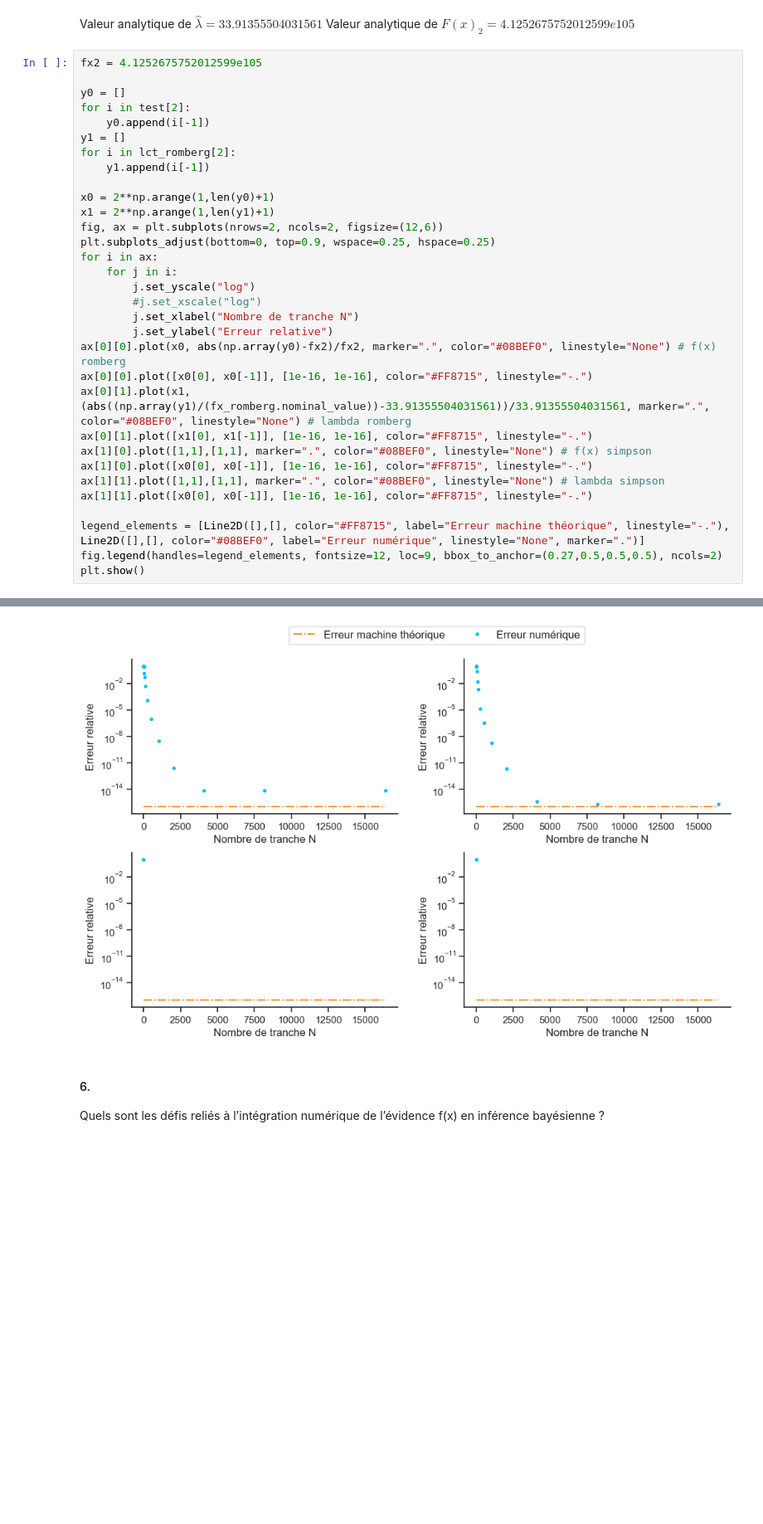
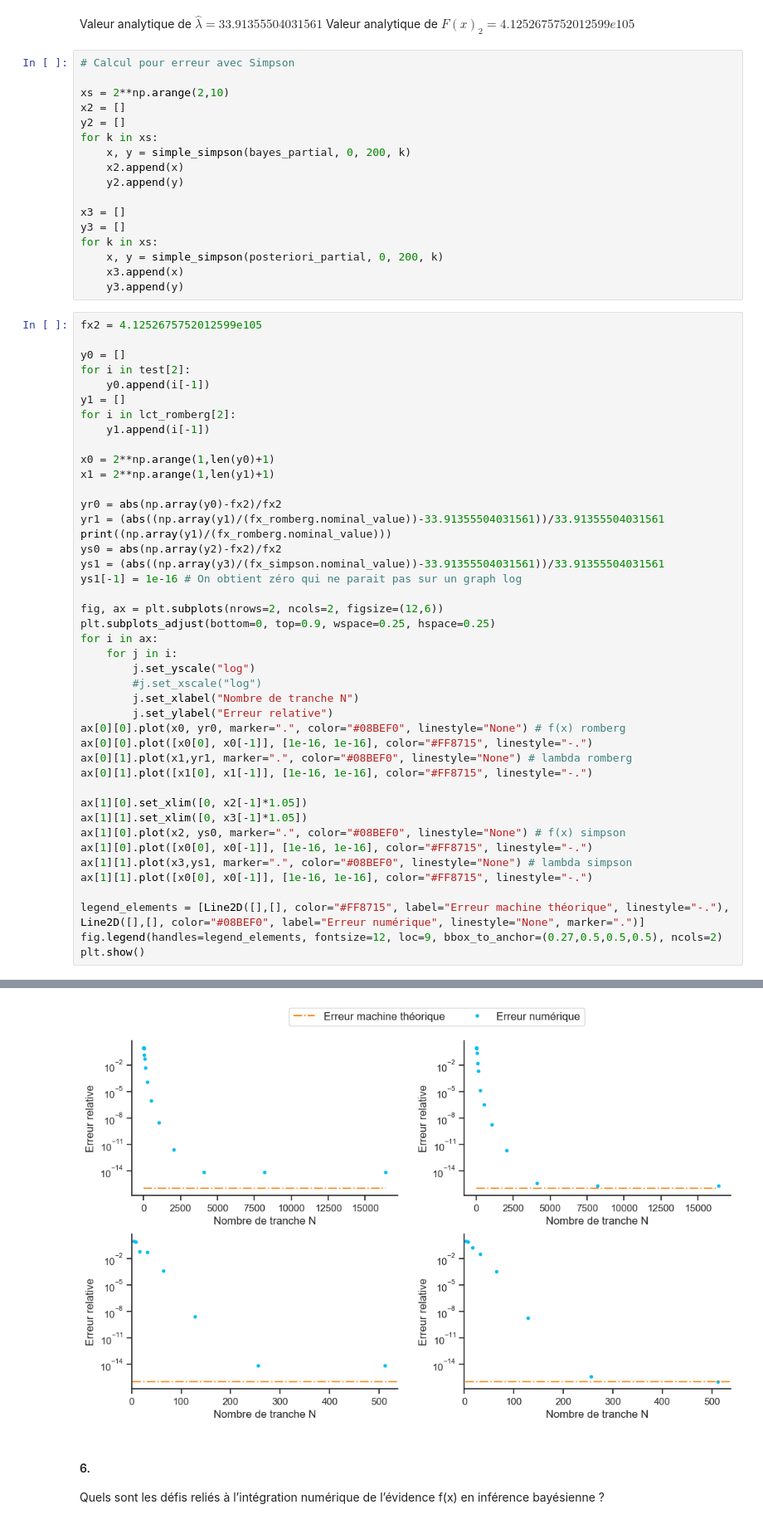
Before and after one commit to BETRU21/PhysNum, a Jupyter notebook: TP1_PhilippeTruchon_SamuelFortin_BenjaminTrudel.ipynb, the cells around one changed output, grey strips where cells are left out. Shown at 83% size. Drawn from its saved outputs; the diff is of its cells as text; blank space fills up the shorter version.

Commit message:
début q5 simpson

```diff
--- a/TP1_PhilippeTruchon_SamuelFortin_BenjaminTrudel.ipynb
+++ b/TP1_PhilippeTruchon_SamuelFortin_BenjaminTrudel.ipynb
@@ -332,6 +343,23 @@ choix.
 # %% [markdown]
 Valeur analytique de $\hat{\lambda} = 33.91355504031561$
 Valeur analytique de $F(x)_2 = 4.1252675752012599e105$
+# %%
+# Calcul pour erreur avec Simpson
+
+xs = 2**np.arange(2,10)
+x2 = []
+y2 = []
+for k in xs:
+    x, y = simple_simpson(bayes_partial, 0, 200, k)
+    x2.append(x)
+    y2.append(y)
+
+x3 = []
+y3 = []
+for k in xs:
+    x, y = simple_simpson(posteriori_partial, 0, 200, k)
+    x3.append(x)
+    y3.append(y)
 # %%
 fx2 = 4.1252675752012599e105
 
@@ -344,6 +372,14 @@ for i in lct_romberg[2]:
 
 x0 = 2**np.arange(1,len(y0)+1)
 x1 = 2**np.arange(1,len(y1)+1)
+
+yr0 = abs(np.array(y0)-fx2)/fx2
+yr1 = (abs((np.array(y1)/(fx_romberg.nominal_value))-33.91355504031561))/33.91355504031561
+print((np.array(y1)/(fx_romberg.nominal_value)))
+ys0 = abs(np.array(y2)-fx2)/fx2
+ys1 = (abs((np.array(y3)/(fx_simpson.nominal_value))-33.91355504031561))/33.91355504031561
+ys1[-1] = 1e-16 # On obtient zéro qui ne parait pas sur un graph log
+
 fig, ax = plt.subplots(nrows=2, ncols=2, figsize=(12,6))
 plt.subplots_adjust(bottom=0, top=0.9, wspace=0.25, hspace=0.25)
 for i in ax:
@@ -352,13 +388,16 @@ for i in ax:
         #j.set_xscale("log")
         j.set_xlabel("Nombre de tranche N")
         j.set_ylabel("Erreur relative")
-ax[0][0].plot(x0, abs(np.array(y0)-fx2)/fx2, marker=".", color="#08BEF0", linestyle="None") # f(x) romberg
+ax[0][0].plot(x0, yr0, marker=".", color="#08BEF0", linestyle="None") # f(x) romberg
 ax[0][0].plot([x0[0], x0[-1]], [1e-16, 1e-16], color="#FF8715", linestyle="-.")
-ax[0][1].plot(x1,(abs((np.array(y1)/(fx_romberg.nominal_value))-33.91355504031561))/33.91355504031561, marker=".", color="#08BEF0", linestyle="None") # lambda romberg
+ax[0][1].plot(x1,yr1, marker=".", color="#08BEF0", linestyle="None") # lambda romberg
 ax[0][1].plot([x1[0], x1[-1]], [1e-16, 1e-16], color="#FF8715", linestyle="-.")
-ax[1][0].plot([1,1],[1,1], marker=".", color="#08BEF0", linestyle="None") # f(x) simpson
+
+ax[1][0].set_xlim([0, x2[-1]*1.05])
+ax[1][1].set_xlim([0, x3[-1]*1.05])
+ax[1][0].plot(x2, ys0, marker=".", color="#08BEF0", linestyle="None") # f(x) simpson
 ax[1][0].plot([x0[0], x0[-1]], [1e-16, 1e-16], color="#FF8715", linestyle="-.")
-ax[1][1].plot([1,1],[1,1], marker=".", color="#08BEF0", linestyle="None") # lambda simpson
+ax[1][1].plot(x3,ys1, marker=".", color="#08BEF0", linestyle="None") # lambda simpson
 ax[1][1].plot([x0[0], x0[-1]], [1e-16, 1e-16], color="#FF8715", linestyle="-.")
 
 legend_elements = [Line2D([],[], color="#FF8715", label="Erreur machine théorique", linestyle="-."), Line2D([],[], color="#08BEF0", label="Erreur numérique", linestyle="None", marker=".")]
@@ -368,4 +411,4 @@ plt.show()
-[figure, old version]
+[figure, new version]
 # %% [markdown]
 #### 6.
 
```
Also changed, not shown: parts of 3 cells of this notebook.
